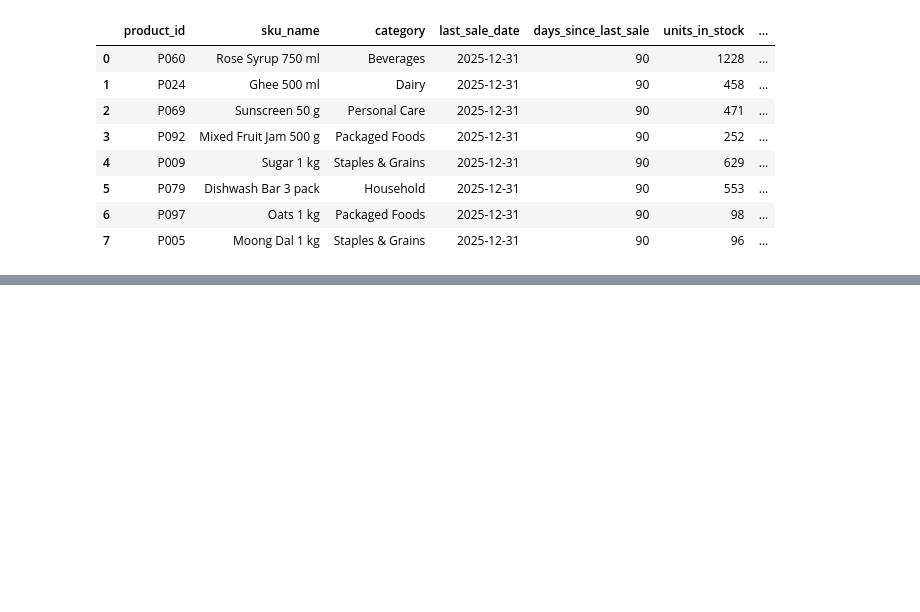
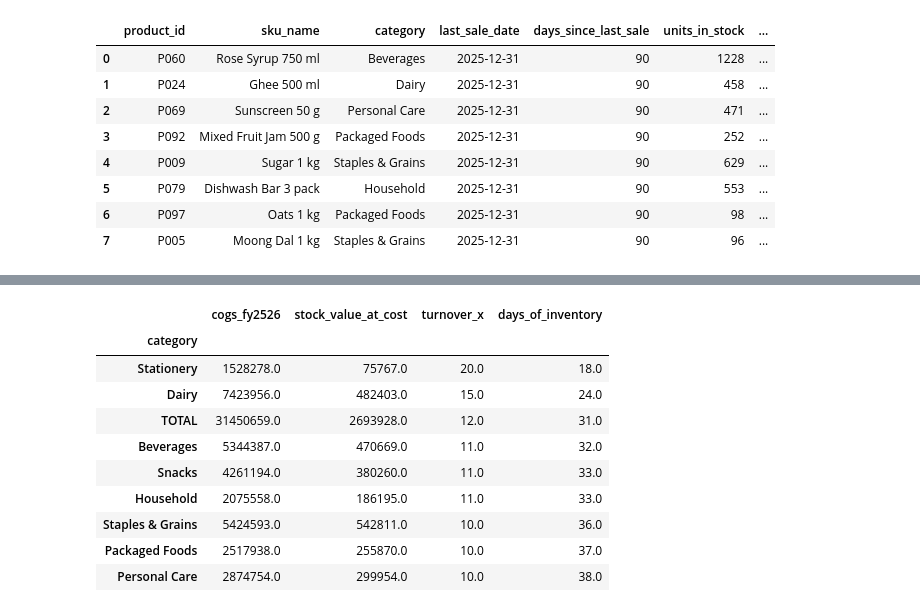
Before and after one commit to gauriverse/StockWise, a Jupyter notebook: notebooks/02_analytics.ipynb, the cells around one changed output, grey strips where cells are left out. Cells and saved outputs as stored; diff of their text form; code cells hidden in the pictures; blank space fills up the shorter version.

```diff
--- a/notebooks/02_analytics.ipynb
+++ b/notebooks/02_analytics.ipynb
@@ -94,0 +191,23 @@ dead_stock.to_csv(ROOT / "data" / "dead_stock.csv", index=False)
+# %%
+cogs = sales[sales["fy"] == "2025-26"].groupby("category")["cogs"].sum()
+inv_val = (inventory.merge(products[["product_id", "category", "unit_cost"]], on="product_id")
+                    .assign(value=lambda d: d["stock_on_hand"] * d["unit_cost"])
+                    .groupby("category")["value"].sum())
+
+turn = pd.DataFrame({"cogs_fy2526": cogs, "stock_value_at_cost": inv_val})
+turn.loc["TOTAL"] = turn.sum()
+turn["turnover_x"] = (turn["cogs_fy2526"] / turn["stock_value_at_cost"]).round(1)
+turn["days_of_inventory"] = (365 / turn["turnover_x"]).round(0)
+turn.sort_values("turnover_x", ascending=False).round(0)
+# %% [output]
+|  | cogs_fy2526 | stock_value_at_cost | turnover_x | days_of_inventory |
+| category |  |  |  |  |
+| Stationery | 1528278.0 | 75767.0 | 20.0 | 18.0 |
+| Dairy | 7423956.0 | 482403.0 | 15.0 | 24.0 |
+| TOTAL | 31450659.0 | 2693928.0 | 12.0 | 31.0 |
+| Beverages | 5344387.0 | 470669.0 | 11.0 | 32.0 |
+| Snacks | 4261194.0 | 380260.0 | 11.0 | 33.0 |
+| Household | 2075558.0 | 186195.0 | 11.0 | 33.0 |
+| Staples & Grains | 5424593.0 | 542811.0 | 10.0 | 36.0 |
+| Packaged Foods | 2517938.0 | 255870.0 | 10.0 | 37.0 |
+| Personal Care | 2874754.0 | 299954.0 | 10.0 | 38.0 |
```
Also changed, not shown: parts of 4 cells of this notebook, 2 other files.
